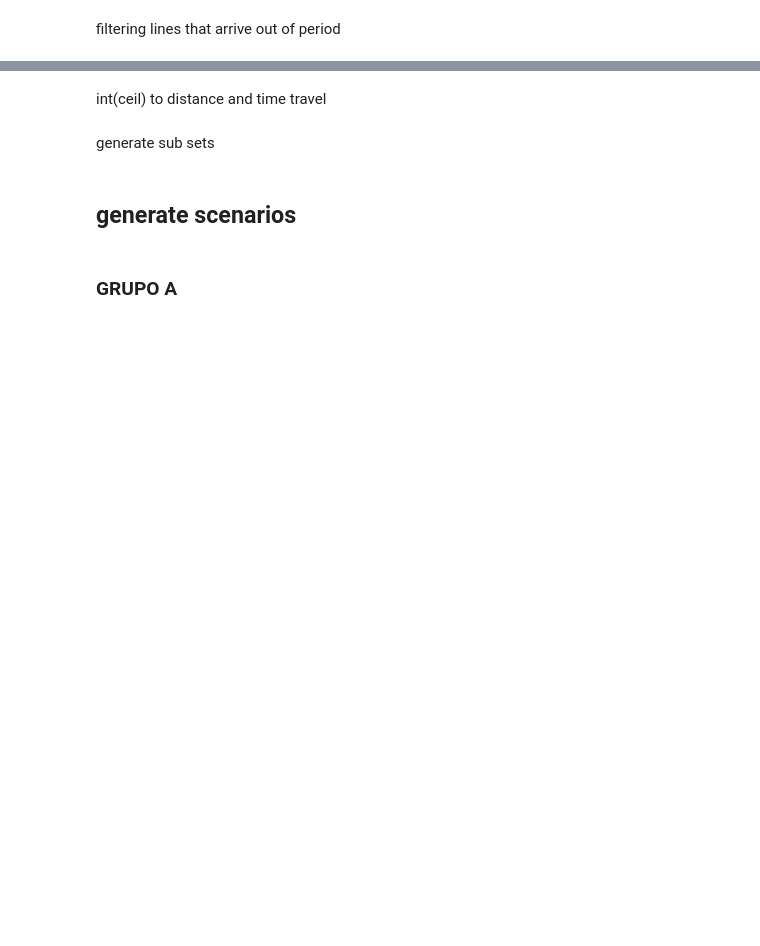
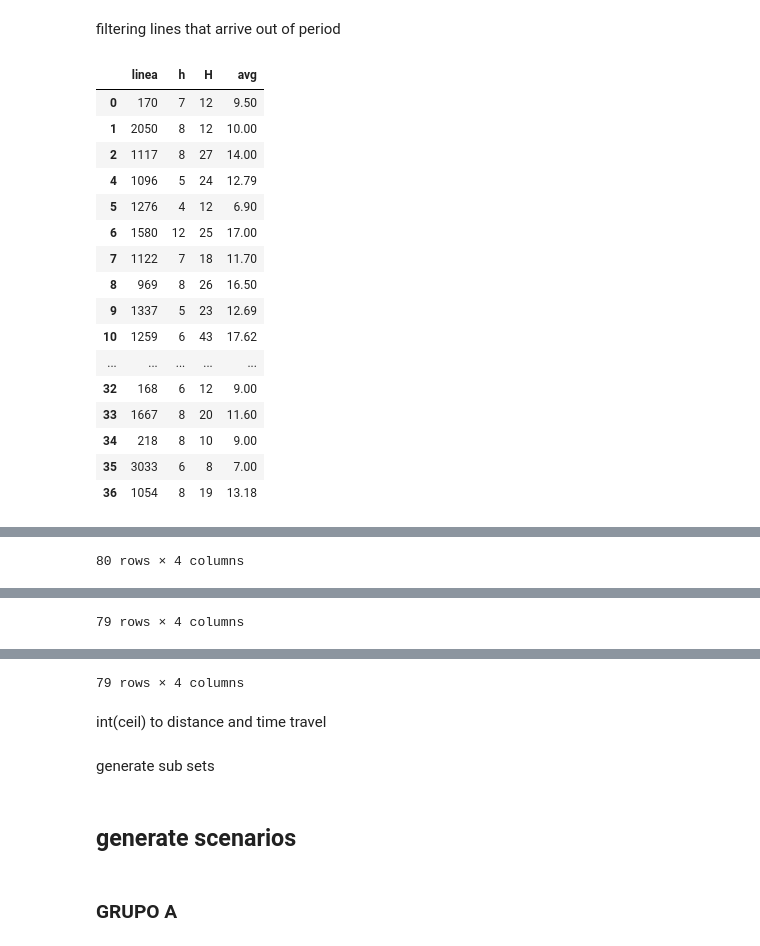
Before and after one commit to jonathan-murana/bus-generator, a Jupyter notebook: bus.ipynb, the cells around one changed output, grey strips where cells are left out. Drawn from its saved outputs; the diff is of its cells as text; code cells hidden in the pictures; blank space fills up the shorter version.

```diff
--- a/bus.ipynb
+++ b/bus.ipynb
@@ -367,9 +384,11 @@ def add_sptop_coors(transfers_with_no_max):
 
 transfers_all_day_max_tts_coors = add_sptop_coors(transfers_all_day_max_tts)
 transfers_1200_1400_max_tts_coors = add_sptop_coors(transfers_1200_1400_max_tts)
+transfers_1200_1400_max_tts_coors_200 = add_sptop_coors(transfers_1200_1400_max_tts_200)
 
 display(transfers_all_day_max_tts_coors.head(1))
 display(transfers_1200_1400_max_tts_coors.head(1))
+display(transfers_1200_1400_max_tts_coors_200.head(1))
 # %% [output]
 |  | line_id_1 | line_id_2 | n_transfers | line_1_geometry | line_2_geometry | TT1 | TT2 |
 | 0 | 1096 | 2579 | 309 | POINT (574358.64012 6142007.80678) | POINT (574335.992349177 6142073.7... | 23.12 | 21.78 |
@@ -389,9 +410,12 @@ def add_dist(transfers_with_stop_coors):
 
 transfers_all_day_max_tts_coors_dist = add_dist(transfers_all_day_max_tts_coors)
 transfers_1200_1400_max_tts_coors_dist = add_dist(transfers_1200_1400_max_tts_coors)
+transfers_1200_1400_max_tts_coors_dist_200 = add_dist(transfers_1200_1400_max_tts_coors_200)
+
 
 display(transfers_all_day_max_tts_coors_dist.head(1))
 display(transfers_1200_1400_max_tts_coors_dist.head(1))
+display(transfers_1200_1400_max_tts_coors_dist_200.head(1))
 # %% [output]
 |  | line_id_1 | line_id_2 | n_transfers | line_1_geometry | line_2_geometry | TT1 | TT2 | dist |
 | 0 | 1096 | 2579 | 309 | POINT (574358.64012 6142007.80678) | POINT (574335.992349177 6142073.7... | 23.12 | 21.78 | 69.71 |
@@ -412,9 +438,12 @@ def dist(transfers_with_stop_coors):
 
 points_all_day = dist(transfers_all_day_max_tts_coors_dist)
 points_1200_1400 = dist(transfers_1200_1400_max_tts_coors_dist)
+points_1200_1400_200 = dist(transfers_1200_1400_max_tts_coors_dist_200)
+
 
 display(points_all_day.head(1))
 display(points_1200_1400.head(1))
+display(points_1200_1400_200.head(1))
 # %% [output]
 |  | line_i | line_j | dist | demand | wb | wB | TT_i | TT_j | BP |
 | 0 | 1096 | 2579 | 69.71 | 309 | 5 | 10 | 23.12 | 21.78 | 0.0 |
@@ -584,6 +608,10 @@ def add_ws(points,frecs):
 
 points_all_day = add_ws(points_all_day,frequencies_all_day)
 points_1200_1400 = add_ws(points_1200_1400,frequencies_1200_1400)
+points_1200_1400_200 = add_ws(points_1200_1400_200,frequencies_1200_1400_200)
 
-display(points_all_day.head(2))
-display(points_1200_1400.head(2))
+
+
+#display(points_all_day.head(2))
+#display(points_1200_1400.head(2))
+#display(points_1200_1400_200.head(2))
@@ -597,21 +618,72 @@ display(points_1200_1400.head(2))
 # %% [markdown]
 filtering lines that arrive out of period
 # %%
+def esta_en_freq(linea,frecs):
+    return len(frecs[frecs['linea'] == linea])
+
 def filter_out_of_period(points,frecs):
     frecs = frecs[frecs['avg'] < 60]
     frecs = frecs[frecs['H'] < 120]
-    points = points[ points['line_i'].isin(frecs['linea'])
-                    &
-                    points['line_j'].isin(frecs['linea'])
-                    ]
+    points['i_ok'] = points.apply(lambda e: esta_en_freq(e.line_i,frecs),axis = 1)
+    points['j_ok'] = points.apply(lambda e: esta_en_freq(e.line_j,frecs),axis = 1)
+
+
+    #display(points)
+    points=points[points['i_ok'] == 1 & points['j_ok']]
+
+    points = points[['line_i','line_j','dist','demand','wb','wB','TT_i','TT_j','BP']]
+
+
+    lineas_en_puntos =   points.line_i.append(points.line_j)
+    display(frecs)
+    frecs = frecs[frecs['linea'].isin(lineas_en_puntos)]
+
+    display(frecs)
+
+
+
+    frecs = frecs.copy()
+    points = points.copy()
 
     return points,frecs
 
 
 points_1200_1400,frequencies_1200_1400 = filter_out_of_period(points_1200_1400,frequencies_1200_1400)
 points_all_day,frequencies_all_day = filter_out_of_period(points_all_day,frequencies_all_day)
+points_1200_1400_200,frequencies_1200_1400_200 = filter_out_of_period(
+    points_1200_1400_200,frequencies_1200_1400_200)
 
+display(frequencies_1200_1400_200)
+
+
+#f = frequencies_1200_1400_200[(~frequencies_1200_1400_200['linea'].isin(points_1200_1400_200['line_i']))]
+#f = f[(~f['linea'].isin(points_1200_1400_200['line_j']))]
+#f
+#.query('line == 3534')
+#frequencies_1200_1400_200 = frequencies_1200_1400_200.reset_index()
+
+#points_1200_1400_200.query('line_i == 3534')
+#frequencies_1200_1400_200.query('linea == 3534')
 #display(points_1200_1400.head())
 #display(frequencies_1200_1400.head())
 #display(points_all_day.head(100))
 #display(points_1200_1400.head(100))
+#points_1200_1400_200
+# %% [output]
+|  | linea | h | H | avg |
+| 0 | 170 | 7 | 12 | 9.50 |
+| 1 | 2050 | 8 | 12 | 10.00 |
+| 2 | 1117 | 8 | 27 | 14.00 |
+| 4 | 1096 | 5 | 24 | 12.79 |
+| 5 | 1276 | 4 | 12 | 6.90 |
+| 6 | 1580 | 12 | 25 | 17.00 |
+| 7 | 1122 | 7 | 18 | 11.70 |
+| 8 | 969 | 8 | 26 | 16.50 |
+| 9 | 1337 | 5 | 23 | 12.69 |
+| 10 | 1259 | 6 | 43 | 17.62 |
+| ... | ... | ... | ... | ... |
+| 32 | 168 | 6 | 12 | 9.00 |
+| 33 | 1667 | 8 | 20 | 11.60 |
+| 34 | 218 | 8 | 10 | 9.00 |
+| 35 | 3033 | 6 | 8 | 7.00 |
+| 36 | 1054 | 8 | 19 | 13.18 |
@@ -617,0 +750 @@ points_all_day,frequencies_all_day = filter_out_of_period(points_all_day,frequen
+80 rows × 4 columns
@@ -617,0 +768 @@ points_all_day,frequencies_all_day = filter_out_of_period(points_all_day,frequen
+79 rows × 4 columns
@@ -618,3 +786,4 @@ points_all_day,frequencies_all_day = filter_out_of_period(points_all_day,frequen
+79 rows × 4 columns
 # %% [markdown]
 int(ceil) to distance and time travel
 # %%
```
Also changed, not shown: parts of 34 cells of this notebook, 37 other files.
